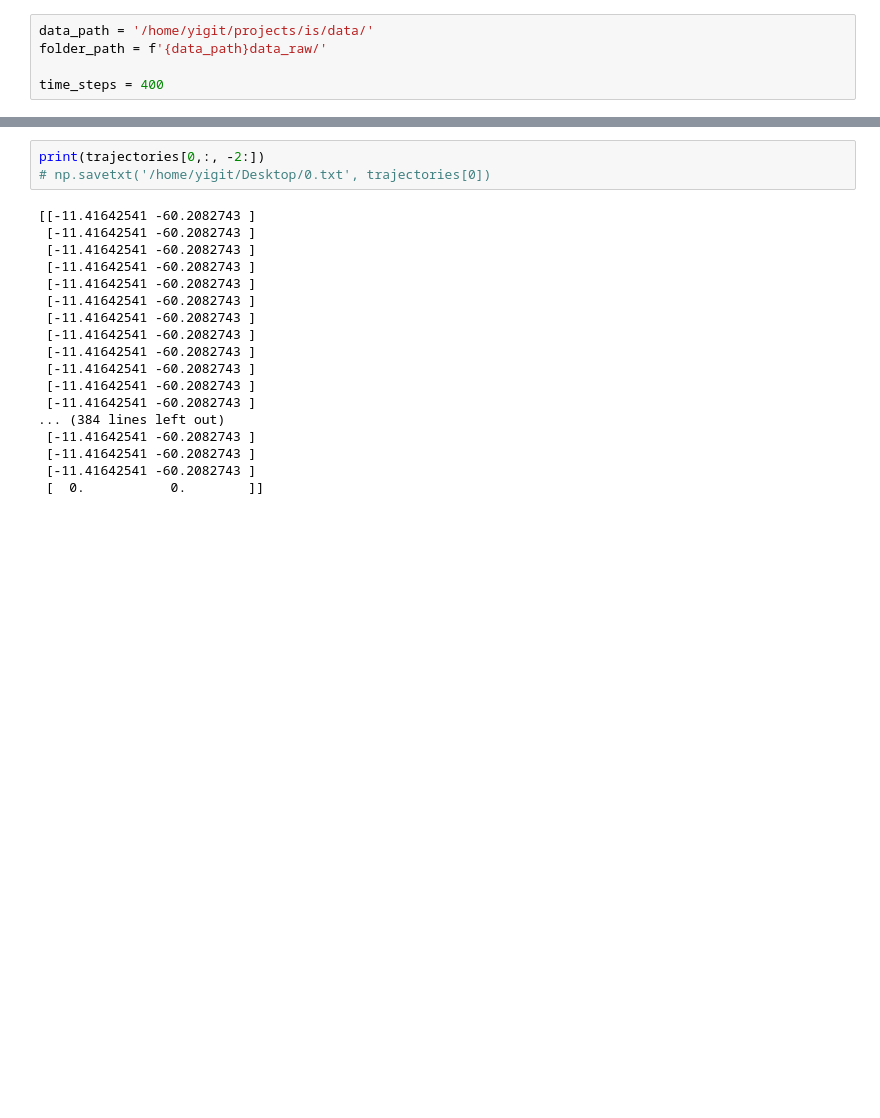
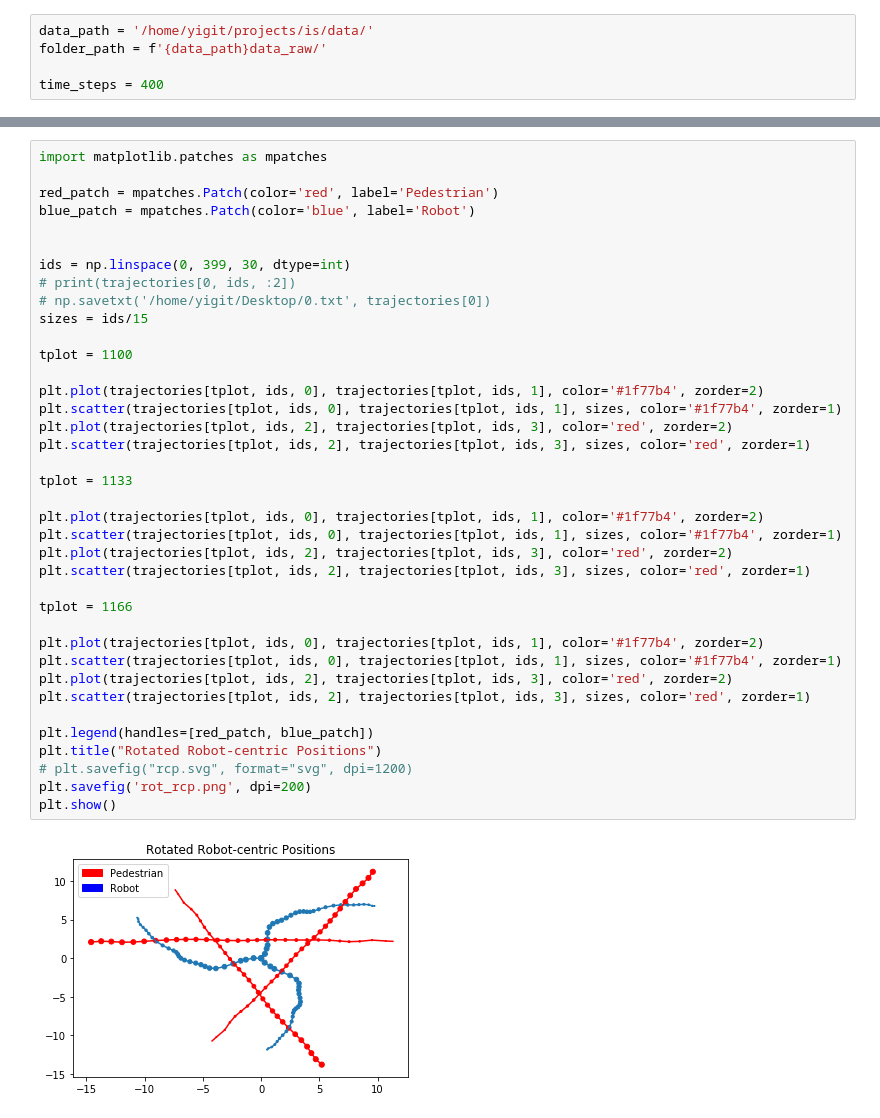
Before and after one commit to yildirimyigit/is, a Jupyter notebook: data/processing_scripts/updated_process_raw_data.ipynb, the cells around one changed output, grey strips where cells are left out. Drawn from its saved outputs; the diff is of its cells as text; blank space fills up the shorter version.

```diff
--- a/data/processing_scripts/updated_process_raw_data.ipynb
+++ b/data/processing_scripts/updated_process_raw_data.ipynb
@@ -157,21 +163,40 @@ Number of Trajectories: 13
 # %%
-print(trajectories[0,:, -2:])
+import matplotlib.patches as mpatches
+
+red_patch = mpatches.Patch(color='red', label='Pedestrian')
+blue_patch = mpatches.Patch(color='blue', label='Robot')
+
+
+ids = np.linspace(0, 399, 30, dtype=int)
+# print(trajectories[0, ids, :2])
 # np.savetxt('/home/yigit/Desktop/0.txt', trajectories[0])
+sizes = ids/15
+
+tplot = 1100
+
+plt.plot(trajectories[tplot, ids, 0], trajectories[tplot, ids, 1], color='#1f77b4', zorder=2)
+plt.scatter(trajectories[tplot, ids, 0], trajectories[tplot, ids, 1], sizes, color='#1f77b4', zorder=1)
+plt.plot(trajectories[tplot, ids, 2], trajectories[tplot, ids, 3], color='red', zorder=2)
+plt.scatter(trajectories[tplot, ids, 2], trajectories[tplot, ids, 3], sizes, color='red', zorder=1)
+
+tplot = 1133
+
+plt.plot(trajectories[tplot, ids, 0], trajectories[tplot, ids, 1], color='#1f77b4', zorder=2)
+plt.scatter(trajectories[tplot, ids, 0], trajectories[tplot, ids, 1], sizes, color='#1f77b4', zorder=1)
+plt.plot(trajectories[tplot, ids, 2], trajectories[tplot, ids, 3], color='red', zorder=2)
+plt.scatter(trajectories[tplot, ids, 2], trajectories[tplot, ids, 3], sizes, color='red', zorder=1)
+
+tplot = 1166
+
+plt.plot(trajectories[tplot, ids, 0], trajectories[tplot, ids, 1], color='#1f77b4', zorder=2)
+plt.scatter(trajectories[tplot, ids, 0], trajectories[tplot, ids, 1], sizes, color='#1f77b4', zorder=1)
+plt.plot(trajectories[tplot, ids, 2], trajectories[tplot, ids, 3], color='red', zorder=2)
+plt.scatter(trajectories[tplot, ids, 2], trajectories[tplot, ids, 3], sizes, color='red', zorder=1)
+
+plt.legend(handles=[red_patch, blue_patch])
+plt.title("Rotated Robot-centric Positions")
+# plt.savefig("rcp.svg", format="svg", dpi=1200)
+plt.savefig('rot_rcp.png', dpi=200)
+plt.show()
 # %% [output]
-[[-11.41642541 -60.2082743 ]
- [-11.41642541 -60.2082743 ]
- [-11.41642541 -60.2082743 ]
- [-11.41642541 -60.2082743 ]
- [-11.41642541 -60.2082743 ]
- [-11.41642541 -60.2082743 ]
- [-11.41642541 -60.2082743 ]
- [-11.41642541 -60.2082743 ]
- [-11.41642541 -60.2082743 ]
- [-11.41642541 -60.2082743 ]
- [-11.41642541 -60.2082743 ]
- [-11.41642541 -60.2082743 ]
-... (384 lines left out)
- [-11.41642541 -60.2082743 ]
- [-11.41642541 -60.2082743 ]
- [-11.41642541 -60.2082743 ]
- [  0.           0.        ]]
+[figure, added]
```
Also changed, not shown: parts of 3 cells of this notebook, 1 other file.
